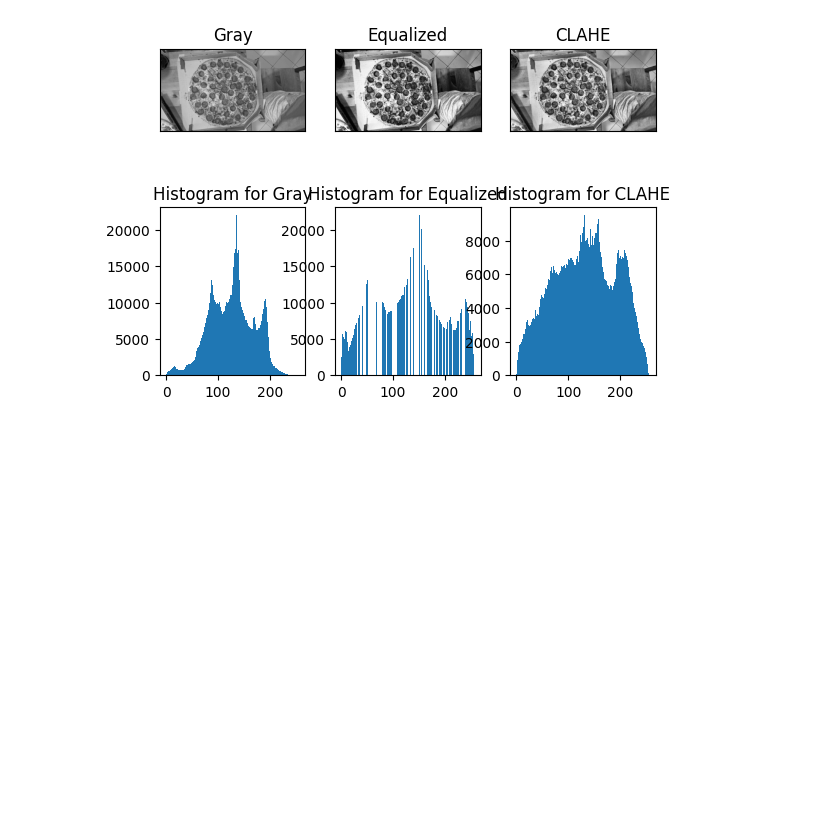
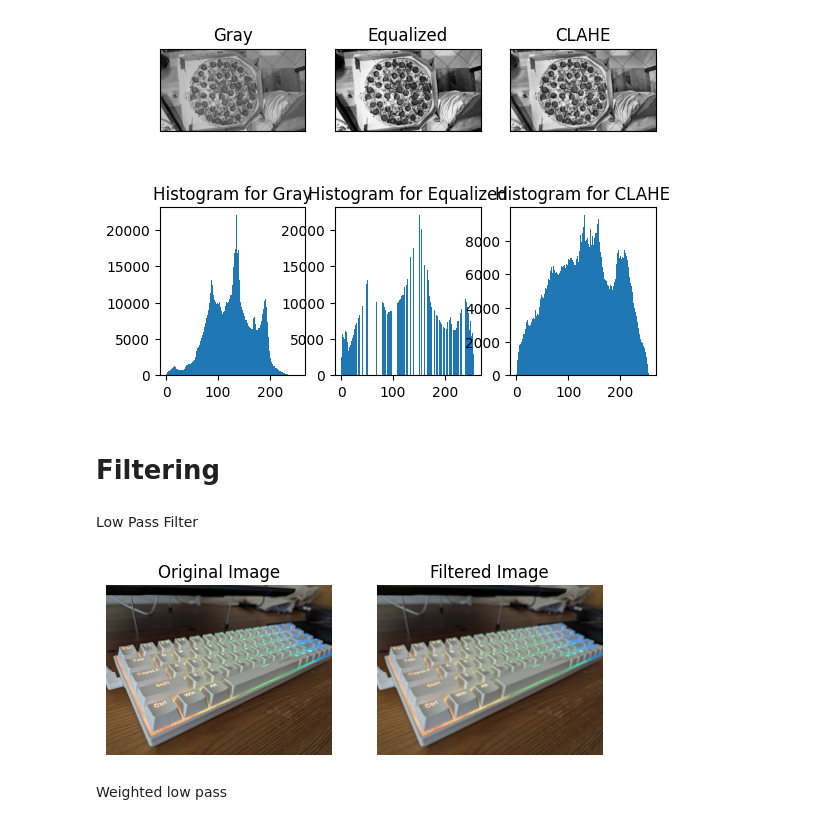
Before and after one commit to danieleavolio/Learning-Based-Multimedia-Processing, a Jupyter notebook: Lab/lab3/lab3.ipynb, the cells around one changed output. Cells and saved outputs as stored; diff of their text form; code cells hidden in the pictures; blank space fills up the shorter version.

```diff
--- a/Lab/lab3/lab3.ipynb
+++ b/Lab/lab3/lab3.ipynb
@@ -144,3 +144,5 @@ for i in range(3):
 plt.show()
 # %% [output]
 [figure]
+# %% [markdown]
+# Filtering
@@ -146,0 +155,28 @@ plt.show()
+# %% [markdown]
+Low Pass Filter
+# %%
+
+img = cv2.imread('tatiera.jpg')
+
+# Create a 6x6 kernel
+n1 = 6
+kernel1 = np.ones((n1, n1), np.float32) / (n1 * n1)
+
+filtered_img = cv2.filter2D(img, -1, kernel1)
+
+# show both imags
+plt.figure()
+plt.subplot(1, 2, 1)
+plt.imshow(cv2.cvtColor(img, cv2.COLOR_BGR2RGB))
+plt.title('Original Image')
+plt.axis('off')
+plt.subplot(1, 2, 2)
+plt.imshow(cv2.cvtColor(filtered_img, cv2.COLOR_BGR2RGB))
+plt.title('Filtered Image')
+plt.axis('off')
+
+plt.show()
+# %% [output]
+[figure, added]
+# %% [markdown]
+Weighted low pass
```
Also changed, not shown: parts of 17 cells of this notebook, 8 other files.
